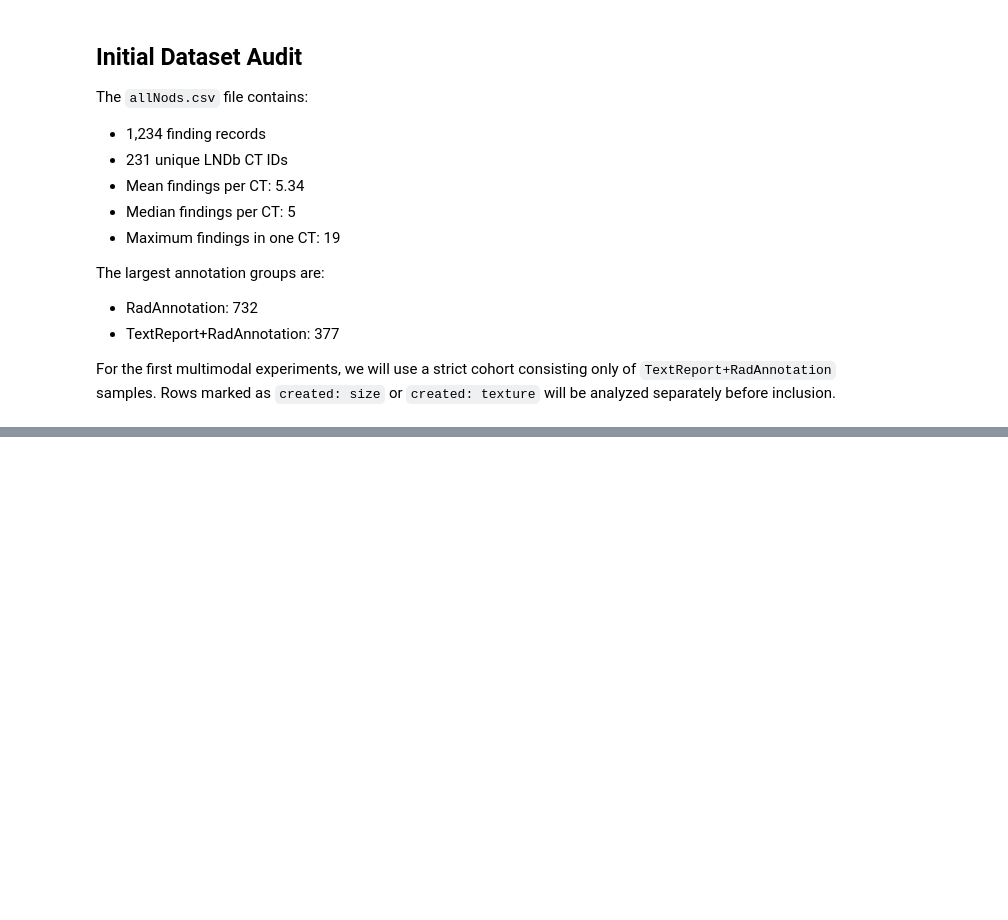
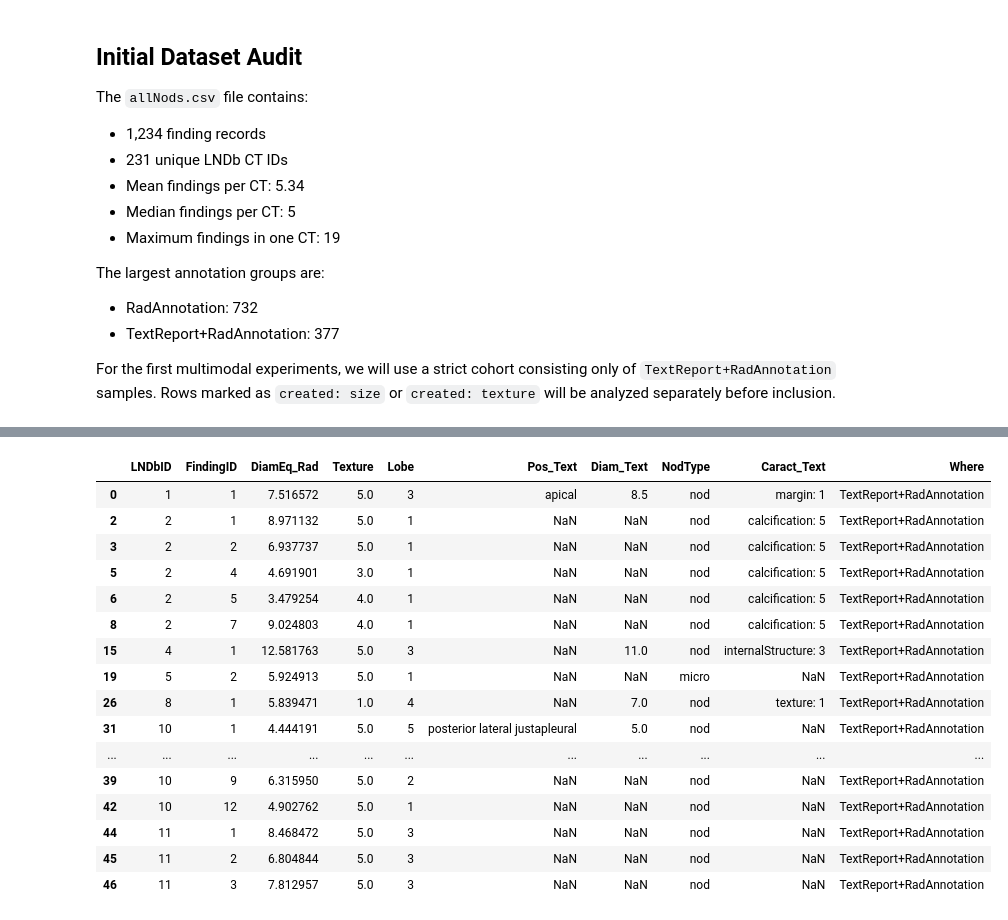
Before and after one commit to fawkes12345/LNDb-Multimodal, a Jupyter notebook: notebooks/00_dataset_audit.ipynb, the cells around one changed output, grey strips where cells are left out. Drawn from its saved outputs; the diff is of its cells as text; code cells hidden in the pictures; blank space fills up the shorter version.

```diff
--- a/notebooks/00_dataset_audit.ipynb
+++ b/notebooks/00_dataset_audit.ipynb
@@ -218,0 +383,35 @@ NameError: name 'all_nodules_df' is not defined
+# %%
+display(
+    matched_df[
+        [
+            "LNDbID",
+            "FindingID",
+            "DiamEq_Rad",
+            "Texture",
+            "Lobe",
+            "Pos_Text",
+            "Diam_Text",
+            "NodType",
+            "Caract_Text",
+            "Where",
+        ]
+    ].head(20)
+)
+# %% [output]
+|  | LNDbID | FindingID | DiamEq_Rad | Texture | Lobe | Pos_Text | Diam_Text | NodType | Caract_Text | Where |
+| 0 | 1 | 1 | 7.516572 | 5.0 | 3 | apical | 8.5 | nod | margin: 1 | TextReport+RadAnnotation |
+| 2 | 2 | 1 | 8.971132 | 5.0 | 1 | NaN | NaN | nod | calcification: 5 | TextReport+RadAnnotation |
+| 3 | 2 | 2 | 6.937737 | 5.0 | 1 | NaN | NaN | nod | calcification: 5 | TextReport+RadAnnotation |
+| 5 | 2 | 4 | 4.691901 | 3.0 | 1 | NaN | NaN | nod | calcification: 5 | TextReport+RadAnnotation |
+| 6 | 2 | 5 | 3.479254 | 4.0 | 1 | NaN | NaN | nod | calcification: 5 | TextReport+RadAnnotation |
+| 8 | 2 | 7 | 9.024803 | 4.0 | 1 | NaN | NaN | nod | calcification: 5 | TextReport+RadAnnotation |
+| 15 | 4 | 1 | 12.581763 | 5.0 | 3 | NaN | 11.0 | nod | internalStructure: 3 | TextReport+RadAnnotation |
+| 19 | 5 | 2 | 5.924913 | 5.0 | 1 | NaN | NaN | micro | NaN | TextReport+RadAnnotation |
+| 26 | 8 | 1 | 5.839471 | 1.0 | 4 | NaN | 7.0 | nod | texture: 1 | TextReport+RadAnnotation |
+| 31 | 10 | 1 | 4.444191 | 5.0 | 5 | posterior lateral justapleural | 5.0 | nod | NaN | TextReport+RadAnnotation |
+| ... | ... | ... | ... | ... | ... | ... | ... | ... | ... | ... |
+| 39 | 10 | 9 | 6.315950 | 5.0 | 2 | NaN | NaN | nod | NaN | TextReport+RadAnnotation |
+| 42 | 10 | 12 | 4.902762 | 5.0 | 1 | NaN | NaN | nod | NaN | TextReport+RadAnnotation |
+| 44 | 11 | 1 | 8.468472 | 5.0 | 3 | NaN | NaN | nod | NaN | TextReport+RadAnnotation |
+| 45 | 11 | 2 | 6.804844 | 5.0 | 3 | NaN | NaN | nod | NaN | TextReport+RadAnnotation |
+| 46 | 11 | 3 | 7.812957 | 5.0 | 3 | NaN | NaN | nod | NaN | TextReport+RadAnnotation |
```
Also changed, not shown: parts of 23 cells of this notebook.
